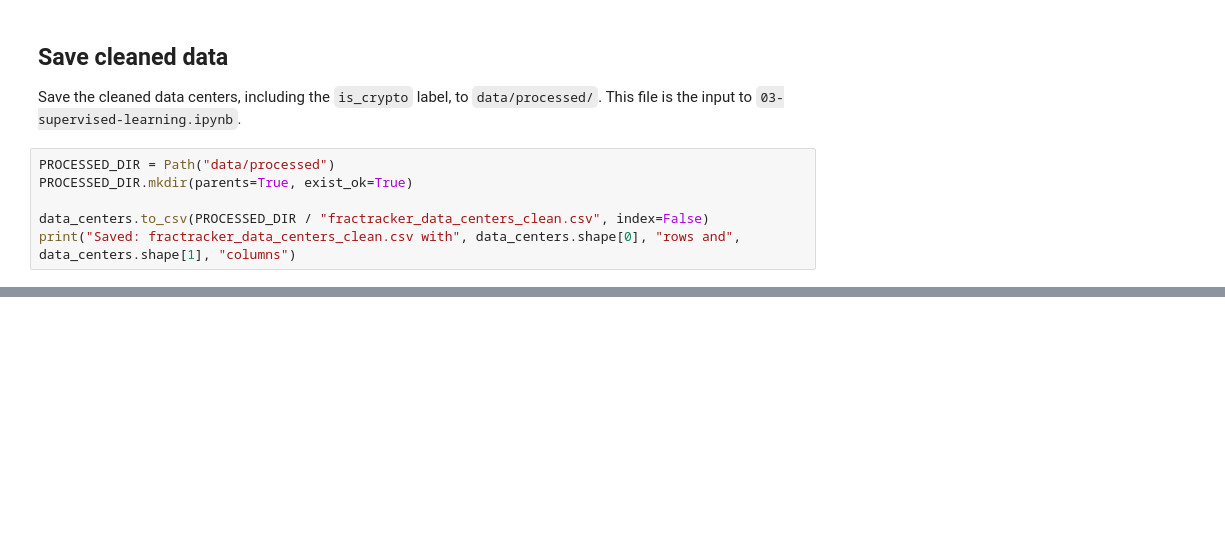
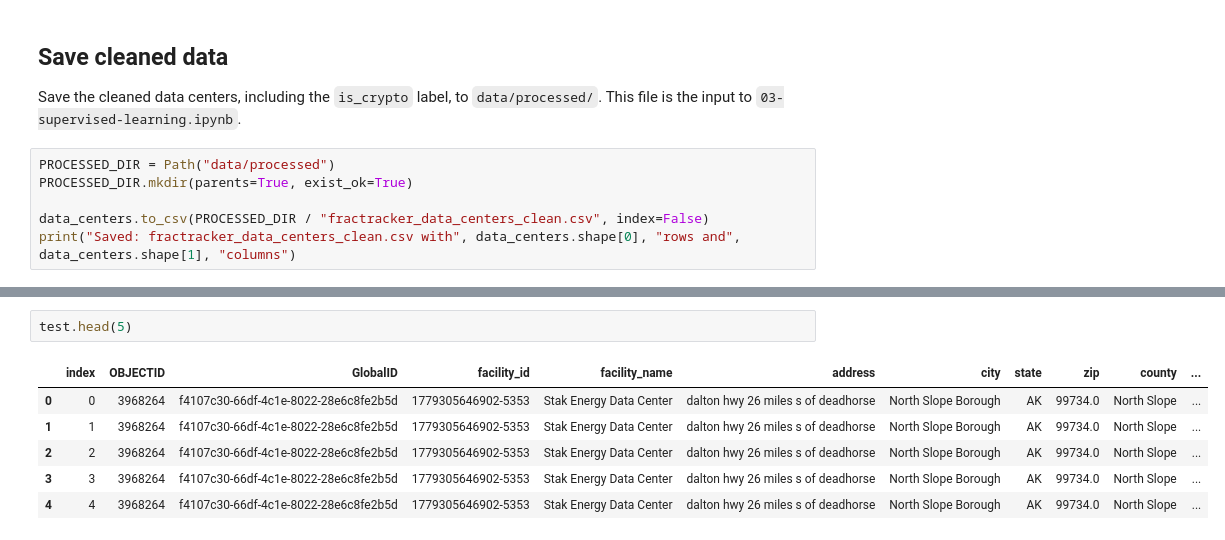
Before and after one commit to matthewchess/siads696, a Jupyter notebook: 02-data-cleaning.ipynb, the cells around one changed output, grey strips where cells are left out. Drawn from its saved outputs; the diff is of its cells as text; blank space fills up the shorter version.

```diff
--- a/02-data-cleaning.ipynb
+++ b/02-data-cleaning.ipynb
@@ -1158,0 +1364,9 @@ print("Saved: fractracker_data_centers_clean.csv with", data_centers.shape[0], "
+# %%
+test.head(5)
+# %% [output]
+|  | index | OBJECTID | GlobalID | facility_id | facility_name | address | city | state | zip | county | ... |
+| 0 | 0 | 3968264 | f4107c30-66df-4c1e-8022-28e6c8fe2b5d | 1779305646902-5353 | Stak Energy Data Center | dalton hwy 26 miles s of deadhorse | North Slope Borough | AK | 99734.0 | North Slope | ... |
+| 1 | 1 | 3968264 | f4107c30-66df-4c1e-8022-28e6c8fe2b5d | 1779305646902-5353 | Stak Energy Data Center | dalton hwy 26 miles s of deadhorse | North Slope Borough | AK | 99734.0 | North Slope | ... |
+| 2 | 2 | 3968264 | f4107c30-66df-4c1e-8022-28e6c8fe2b5d | 1779305646902-5353 | Stak Energy Data Center | dalton hwy 26 miles s of deadhorse | North Slope Borough | AK | 99734.0 | North Slope | ... |
+| 3 | 3 | 3968264 | f4107c30-66df-4c1e-8022-28e6c8fe2b5d | 1779305646902-5353 | Stak Energy Data Center | dalton hwy 26 miles s of deadhorse | North Slope Borough | AK | 99734.0 | North Slope | ... |
+| 4 | 4 | 3968264 | f4107c30-66df-4c1e-8022-28e6c8fe2b5d | 1779305646902-5353 | Stak Energy Data Center | dalton hwy 26 miles s of deadhorse | North Slope Borough | AK | 99734.0 | North Slope | ... |
```
Also changed, not shown: parts of 38 cells of this notebook, 10 other files.
